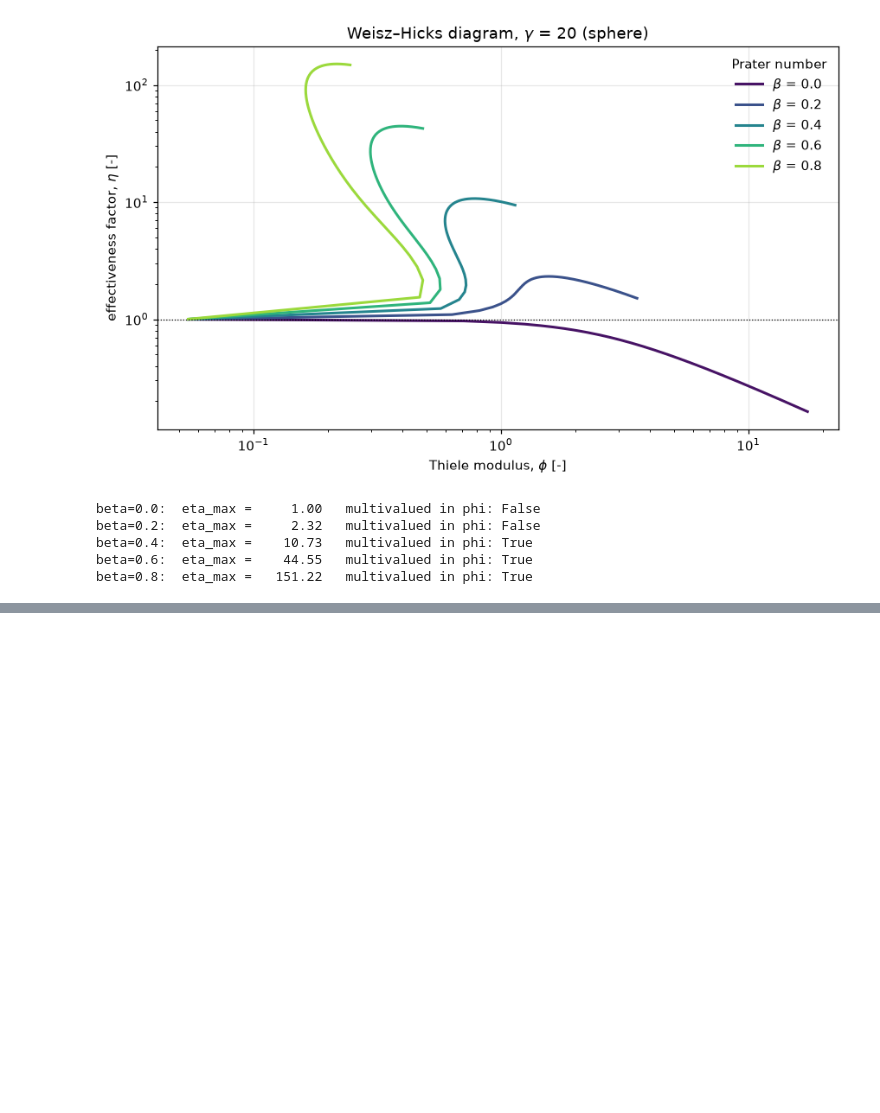
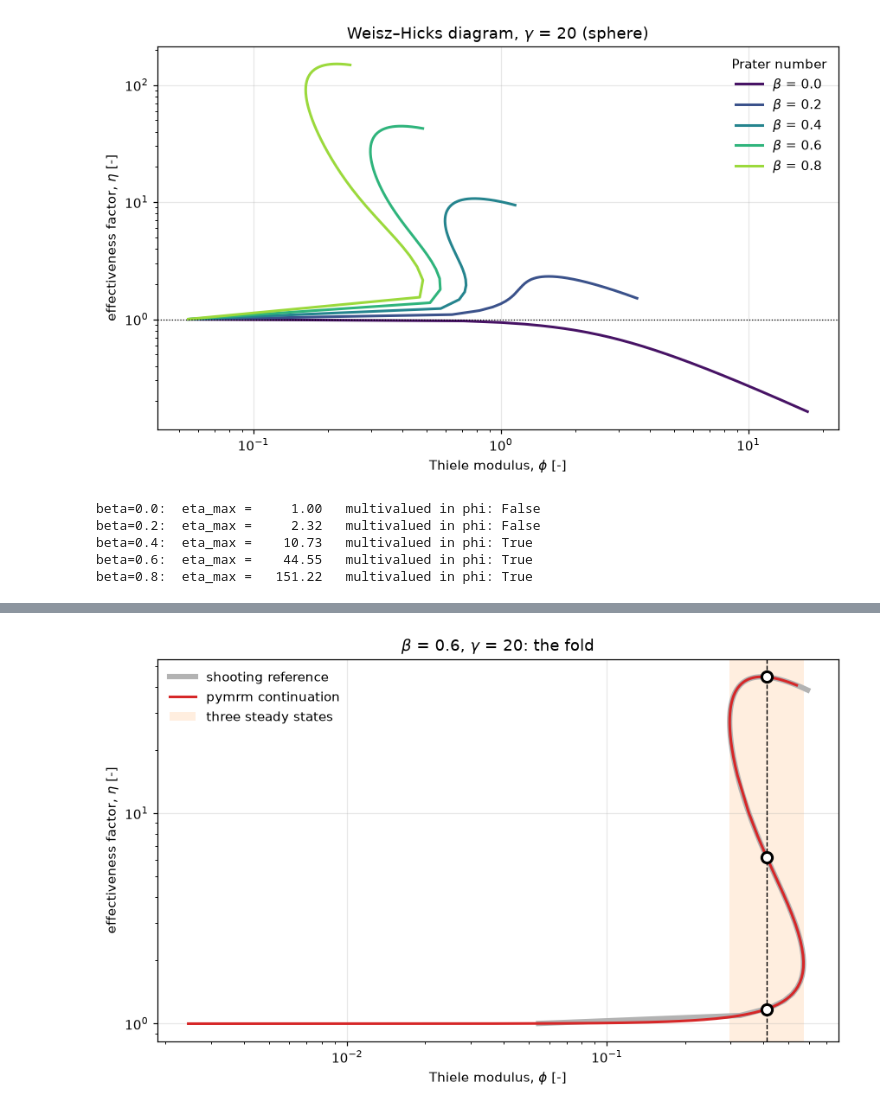
Before and after one commit to computational-chemical-engineering/pymrm-gallery, a Jupyter notebook: pages/B1.1-thiele-weisz-hicks/index.ipynb, the cells around one changed output, grey strips where cells are left out. Drawn from its saved outputs; the diff is of its cells as text; code cells hidden in the pictures; blank space fills up the shorter version.

```diff
--- a/pages/B1.1-thiele-weisz-hicks/index.ipynb
+++ b/pages/B1.1-thiele-weisz-hicks/index.ipynb
@@ -611,0 +445,19 @@ Agreement metrics for B1.1:
+# %%
+pellet = Pellet("sphere", n_r=N_R)
+rate_m = wh_rate(BETA_M, GAMMA)
+problem = CentrePinned(pellet, rate_m)
+
+# Sweep the centre concentration from ~1 (uniform pellet) down to 1e-7 (fully
+# ignited); the ignited branch lives at very small centre values. The two
+# segments meet at 0.1; the second starts one point later, so that no two
+# consecutive values are (nearly) equal: see the comparison below.
+YC_OLD = np.concatenate([1.0 - np.geomspace(1e-6, 0.9, 120),
+                         np.geomspace(0.1, 1e-7, 200)])
+YC = np.concatenate([1.0 - np.geomspace(1e-6, 0.9, 120),
+                     np.geomspace(0.1, 1e-7, 200)[1:]])
+
+branch, branch_x, cont = trace_branch(problem, YC)
+print(f"pymrm.continuation: {cont.message}")
+print(f"traced {len(branch)} points, y_centre from {branch[:,2].max():.3f}"
+      f" down to {branch[:,2].min():.1e}")
+y_min_ignited = float(branch_x[-1][:-1].min())
@@ -611,0 +475,78 @@ Agreement metrics for B1.1:
+# %%
+Y_SCAN = np.geomspace(1e-8, 0.9995, 120)
+folds = locate_folds(BETA_M, GAMMA, Y_SCAN)
+(phi_lo, yc_lo, _), (phi_hi, yc_hi, _) = folds
+phi_star = float(np.sqrt(phi_lo * phi_hi))
+roots = reference_states(BETA_M, GAMMA, phi_star, Y_SCAN)
+
+
+def pymrm_states(pel, rate, phi, branch, branch_x, centres, **newton_kwargs):
+    """Newton at fixed phi from the branch point nearest to each centre value."""
+    out = []
+    for y_c in centres:
+        k = int(np.argmin(np.abs(branch[:, 2] - y_c)))
+        y, eta, res = pel.solve_nonlinear(phi, rate, y_init=branch_x[k][:-1],
+                                          **newton_kwargs)
+        out.append((eta, float(y[0]), bool(res.success), int(res.nit)))
+    return out
+
+
+states = pymrm_states(pellet, rate_m, phi_star, branch, branch_x, [r[1] for r in roots])
+eta_ignited = roots[-1][0]
+probe_dev = max(abs(s[0] - r[0]) / r[0] for s, r in zip(states, roots))
+
+# the 900-point reference curve of the figure, and the method used before the
+# 2026-10 refresh: folds read off its samples, states interpolated linearly
+ref_m = np.array([(q[0], q[1], v) for v in np.geomspace(1e-8, 0.9995, 900)
+                  for q in [wh_reference(BETA_M, GAMMA, v)] if q])
+
+
+def sampled_folds(curve):
+    """Turning points of phi at the sample points, the two most prominent."""
+    phi = curve[:, 0]
+    turn = np.where(np.diff(np.sign(np.diff(phi))) != 0)[0] + 1
+    prom = [min(abs(phi[i] - phi[:i].min()), abs(phi[i] - phi[i:].max())) for i in turn]
+    turn = [t for _, t in sorted(zip(prom, turn), reverse=True)[:2]]
+    return sorted(phi[turn])
+
+
+def crossings(curve, phi_target):
+    """Linearly interpolated eta wherever the curve crosses phi_target."""
+    out = []
+    for i in np.where(np.diff(np.sign(curve[:, 0] - phi_target)))[0]:
+        f = (phi_target - curve[i, 0]) / (curve[i + 1, 0] - curve[i, 0])
+        out.append(curve[i, 1] + f * (curve[i + 1, 1] - curve[i, 1]))
+    return sorted(out)
+
+
+old_lo, old_hi = sampled_folds(ref_m)
+old_star = float(np.sqrt(old_lo * old_hi))
+old_ref, old_pym = crossings(ref_m, old_star), crossings(branch, old_star)
+interp_dev = max(abs(a - b) / b for a, b in zip(old_ref, old_pym))
+
+fig, ax = plt.subplots(figsize=(8, 5))
+ax.loglog(ref_m[:, 0], ref_m[:, 1], "-", color="0.7", lw=4,
+          label="shooting reference")
+ax.loglog(branch[:, 0], branch[:, 1], color="tab:red", lw=2,
+          label="pymrm continuation")
+ax.axvspan(phi_lo, phi_hi, color="tab:orange", alpha=0.13, lw=0,
+           label="three steady states")
+ax.axvline(phi_star, color="k", lw=0.9, ls="--")
+for e, _ in roots:
+    ax.plot(phi_star, e, "o", color="k", ms=8, mfc="white", mew=2, zorder=6)
+ax.set_xlabel(r"Thiele modulus, $\phi$ [-]")
+ax.set_ylabel(r"effectiveness factor, $\eta$ [-]")
+ax.set_title(rf"$\beta$ = {BETA_M}, $\gamma$ = {GAMMA:.0f}: the fold")
+ax.legend(frameon=False, loc="upper left")
+fig.tight_layout(); plt.show()
+
+print(f"multiplicity window: {phi_lo:.4f} < phi < {phi_hi:.4f}")
+print(f"\nat phi = {phi_star:.4f}, steady states found by each method:")
+print(f"   {'reference':>12} {'pymrm':>12}   pymrm Newton at fixed phi")
+for (e_r, _), (e_p, _, ok, nit) in zip(roots, states):
+    print(f"   {e_r:12.3f} {e_p:12.3f}   converged {ok} in {nit} iterations")
+print(f"largest relative difference: {probe_dev:.1e}")
+print(f"\nratio of the ignited to the extinguished branch: "
+      f"{eta_ignited/roots[0][0]:.0f}x")
+# %% [output]
+[figure, added]
```
Also changed, not shown: parts of 38 cells of this notebook, 8 other files.
